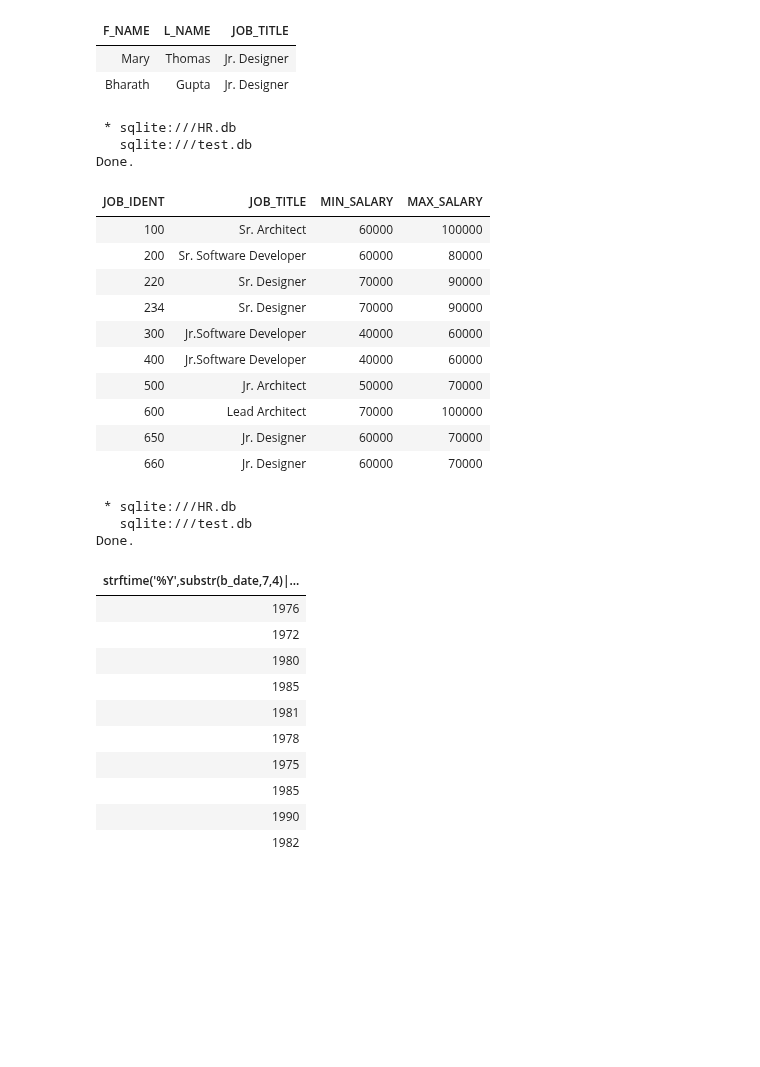
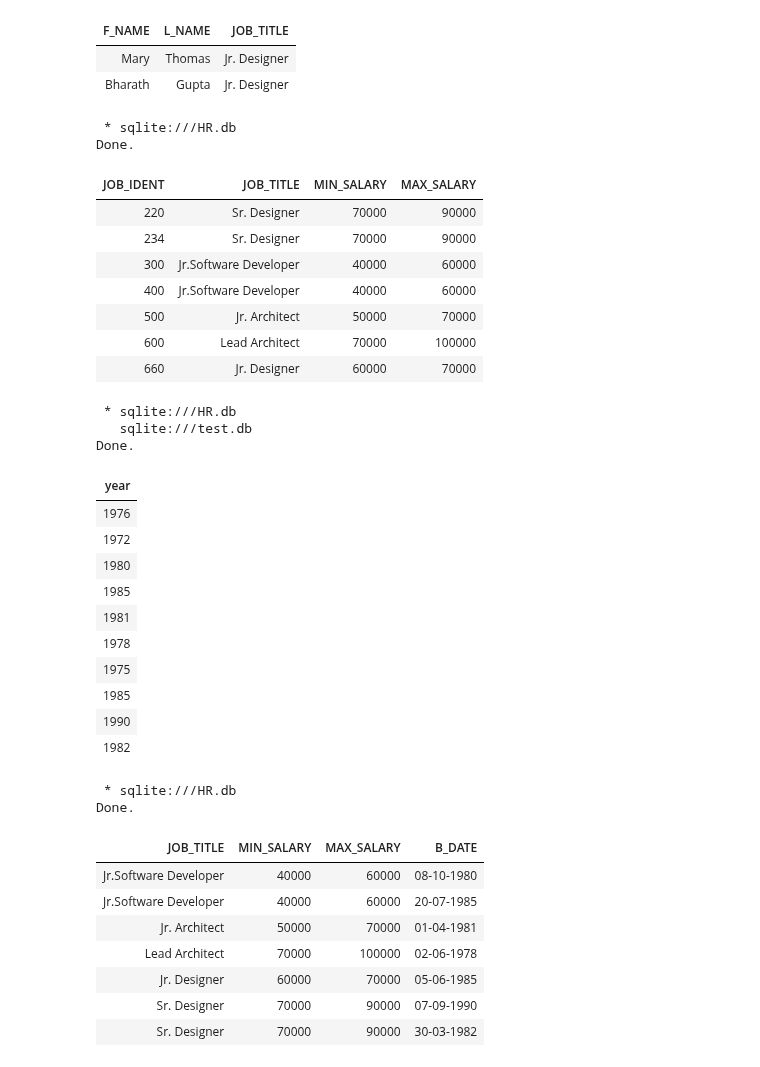
Before and after one commit to Immortal-Pi/IBMdatascience, a Jupyter notebook: Sql/SubQuery&Nested.ipynb, the cells around one changed output. Drawn from its saved outputs; the diff is of its cells as text; code cells hidden in the pictures; blank space fills up the shorter version.

Commit message:
sql date

```diff
--- a/Sql/SubQuery&Nested.ipynb
+++ b/Sql/SubQuery&Nested.ipynb
@@ -271,31 +268,27 @@ Done.
 # %%
 %%sql
 select * from jobs where job_ident in
 (select job_id from employees where
-    strftime('%Y',substr(b_date,7,4)||'-' || substr(b_date, 4, 2) || '-' || substr(b_date, 1, 2))>1976)
+    strftime('%Y',substr(b_date,7,4)||'-' || substr(b_date, 4, 2) || '-' || substr(b_date, 1, 2))>'1976')
 # %% [output]
  * sqlite:///HR.db
-   sqlite:///test.db
 Done.
 | JOB_IDENT | JOB_TITLE | MIN_SALARY | MAX_SALARY |
-| 100 | Sr. Architect | 60000 | 100000 |
-| 200 | Sr. Software Developer | 60000 | 80000 |
 | 220 | Sr. Designer | 70000 | 90000 |
 | 234 | Sr. Designer | 70000 | 90000 |
 | 300 | Jr.Software Developer | 40000 | 60000 |
 | 400 | Jr.Software Developer | 40000 | 60000 |
 | 500 | Jr. Architect | 50000 | 70000 |
 | 600 | Lead Architect | 70000 | 100000 |
-| 650 | Jr. Designer | 60000 | 70000 |
 | 660 | Jr. Designer | 60000 | 70000 |
 # %%
 %%sql
-select strftime('%Y',substr(b_date,7,4)||'-' || substr(b_date, 4, 2) || '-' || substr(b_date, 1, 2)) from employees
+select strftime('%Y',substr(b_date,7,4)||'-' || substr(b_date, 4, 2) || '-' || substr(b_date, 1, 2)) as year from employees
 # %% [output]
  * sqlite:///HR.db
    sqlite:///test.db
 Done.
-| strftime('%Y',substr(b_date,7,4)|... |
+| year |
 | 1976 |
 | 1972 |
 | 1980 |
@@ -306,3 +299,18 @@ Done.
 | 1985 |
 | 1990 |
 | 1982 |
+# %%
+%%sql
+select job_title, min_salary, max_salary, b_date from jobs j, employees e
+where e.job_id=j.job_ident and strftime('%Y',substr(b_date,7,4)||'-' || substr(b_date, 4, 2) || '-' || substr(b_date, 1, 2))>'1976'
+# %% [output]
+ * sqlite:///HR.db
+Done.
+| JOB_TITLE | MIN_SALARY | MAX_SALARY | B_DATE |
+| Jr.Software Developer | 40000 | 60000 | 08-10-1980 |
+| Jr.Software Developer | 40000 | 60000 | 20-07-1985 |
+| Jr. Architect | 50000 | 70000 | 01-04-1981 |
+| Lead Architect | 70000 | 100000 | 02-06-1978 |
+| Jr. Designer | 60000 | 70000 | 05-06-1985 |
+| Sr. Designer | 70000 | 90000 | 07-09-1990 |
+| Sr. Designer | 70000 | 90000 | 30-03-1982 |
```
Also changed, not shown: parts of 3 cells of this notebook.
